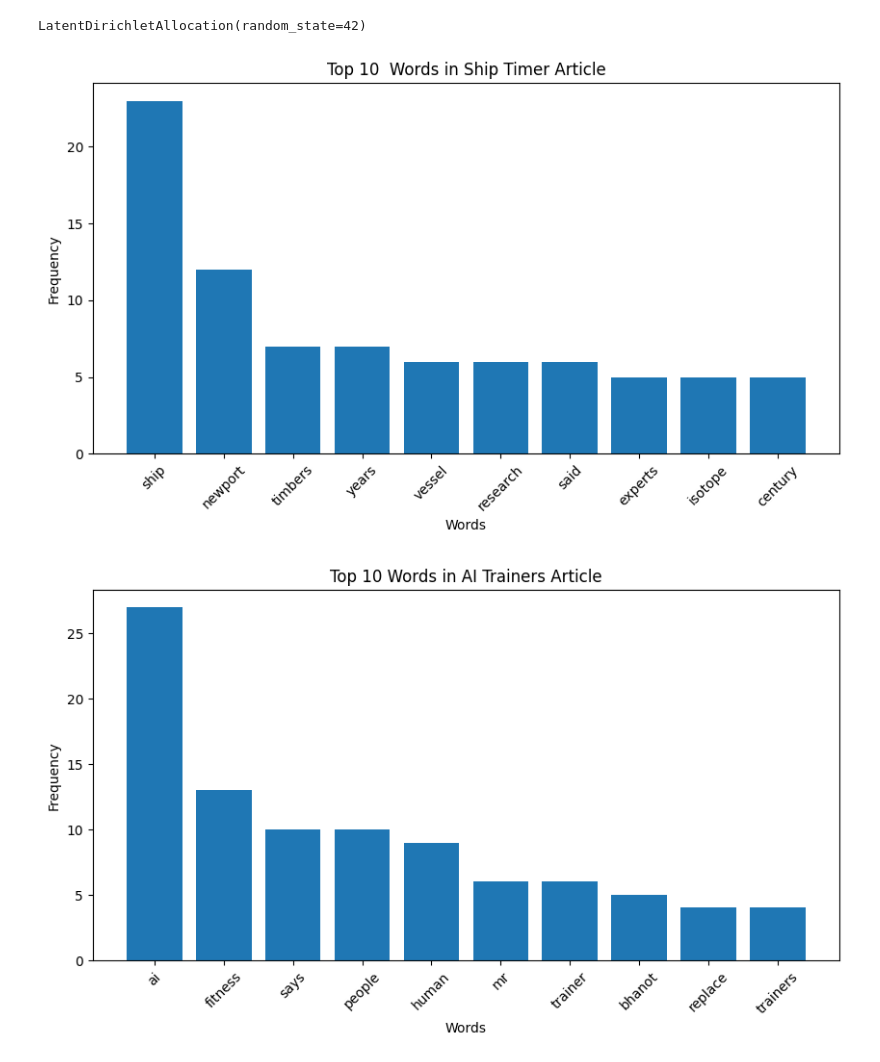
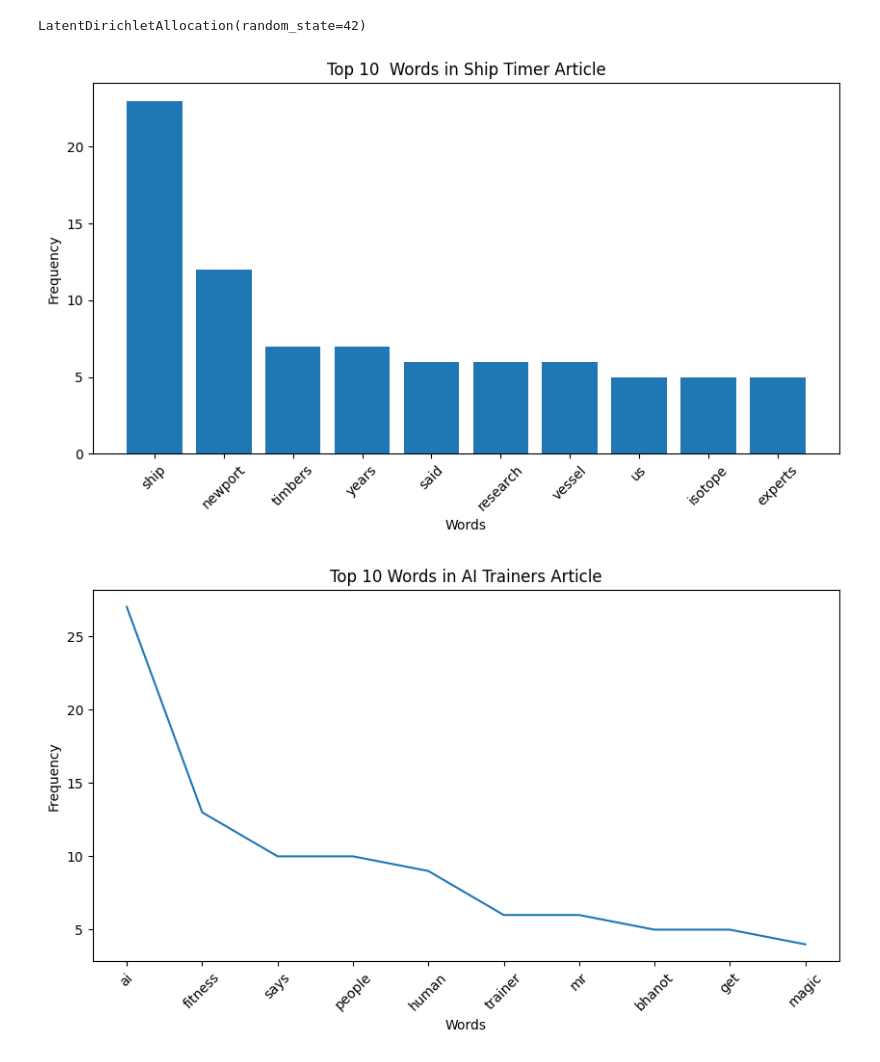
Before and after one commit to safoolady23-wq/AIN-SA2-PartB, a Jupyter notebook: AIN_SA2_PartB.ipynb, the cells around one changed output. Saved outputs shown, nothing was run; the diff lists cells and outputs as text; code cells hidden in the pictures.

```diff
--- a/AIN_SA2_PartB.ipynb
+++ b/AIN_SA2_PartB.ipynb
@@ -99,8 +99,8 @@ def get_top_n_words(tokens, n=None):
     print("\nTop 10 words in AI article:")
     print(ai_top10_words)
 # %%
-ship_top = get_top_words(0, X, feature_names,10)
-ai_top = get_top_words(1, X, feature_names,10)
+ship_top = get_top_words(0, vectors, feature_names,10)
+ai_top = get_top_words(1, vectors, feature_names,10)
 # %%
 words, counts = zip(*ship_top)
 
@@ -112,19 +112,19 @@ plt.xlabel("Words")
 plt.ylabel("Frequency")
 plt.show()
 # %% [output]
-[figure, old version]
+[figure, new version]
 # %%
 words, counts = zip(*ai_top)
 
 plt.figure(figsize=(10,5))
-plt.bar(words, counts)
+plt.plot(words, counts)
 plt.title("Top 10 Words in AI Trainers Article")
 plt.xticks(rotation=45)
 plt.xlabel("Words")
 plt.ylabel("Frequency")
 plt.show()
 # %% [output]
-[figure, old version]
+[figure, new version]
 # %%
 def plot_top_words(top_words, title):
     """Plot a bar chart of the top words."""
```
Also changed, not shown: parts of 2 cells of this notebook.
